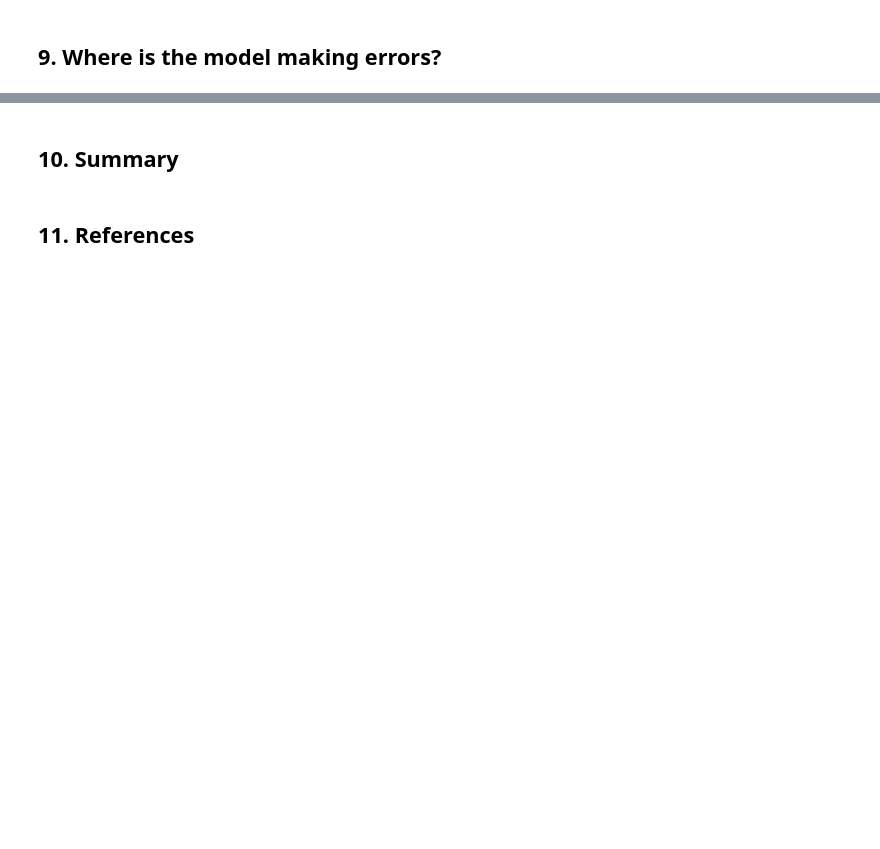
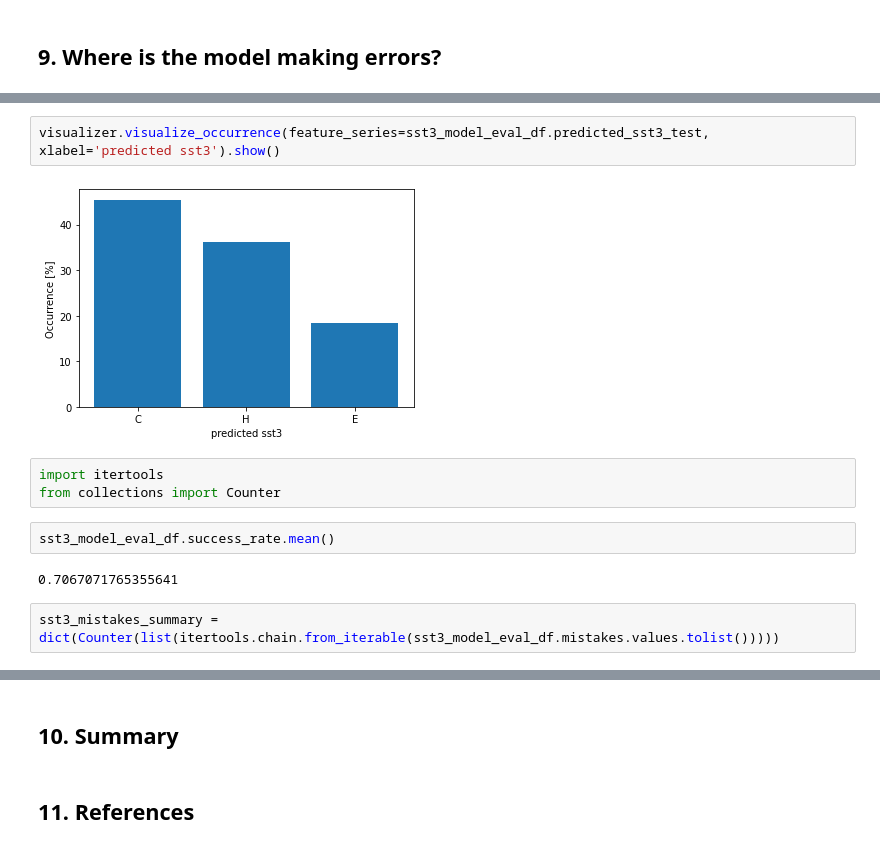
Before and after one commit to barsur93/protein_structure_prediction, a Jupyter notebook: protein_structure_prediction.ipynb, the cells around one changed output, grey strips where cells are left out. Drawn from its saved outputs; the diff is of its cells as text; blank space fills up the shorter version.

```diff
--- a/protein_structure_prediction.ipynb
+++ b/protein_structure_prediction.ipynb
@@ -1036,0 +881,13 @@ with open('../models/model9_conv1d_bilstm_x2_dense_x2_protvec_embeddings_q8_hist
+# %%
+visualizer.visualize_occurrence(feature_series=sst3_model_eval_df.predicted_sst3_test, xlabel='predicted sst3').show()
+# %% [output]
+[figure, added]
+# %%
+import itertools
+from collections import Counter
+# %%
+sst3_model_eval_df.success_rate.mean()
+# %% [output]
+0.7067071765355641
+# %%
+sst3_mistakes_summary = dict(Counter(list(itertools.chain.from_iterable(sst3_model_eval_df.mistakes.values.tolist()))))
```
Also changed, not shown: parts of 48 cells of this notebook.
